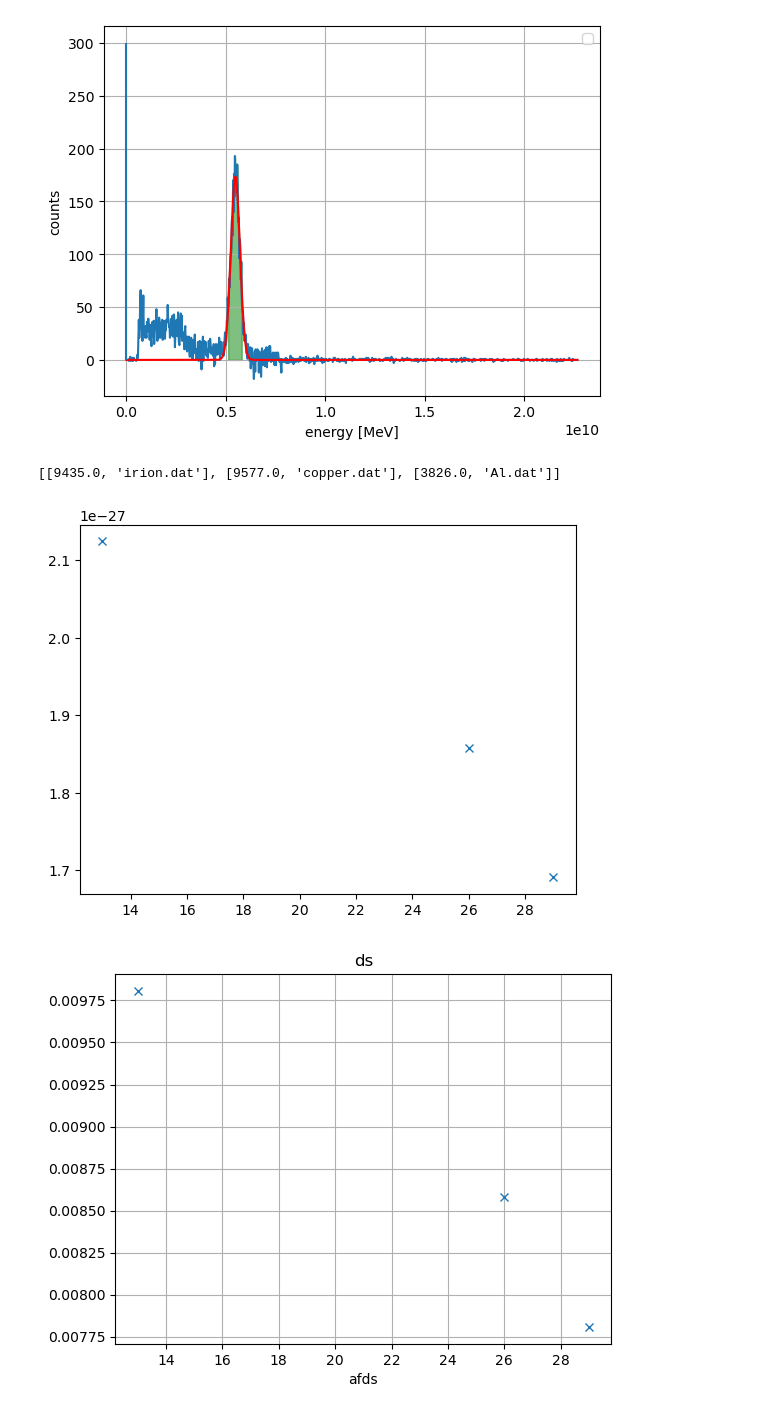
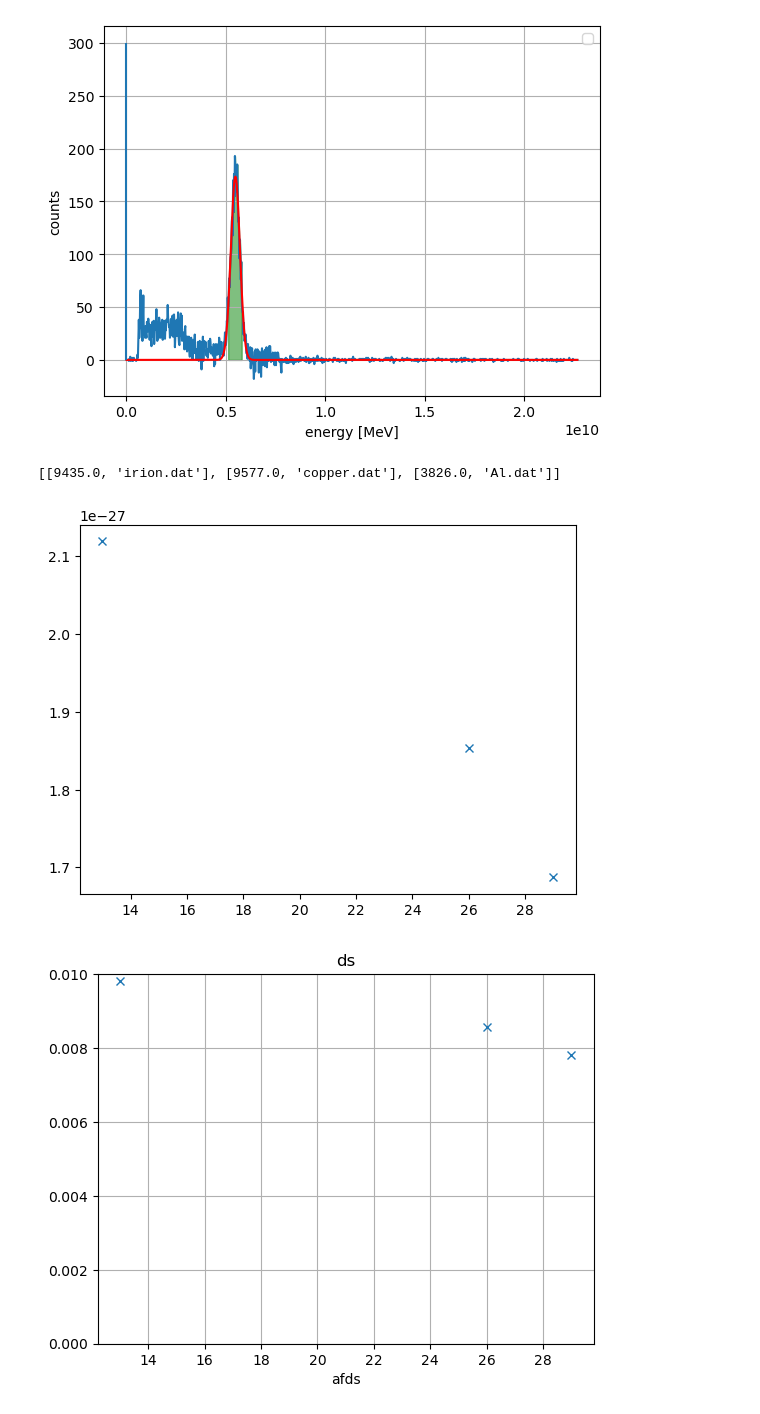
Before and after one commit to HerbertderGrosse/P3, a Jupyter notebook: Compton/compton.ipynb, the cells around one changed output. Cells and saved outputs as stored; diff of their text form; code cells hidden in the pictures.

```diff
--- a/Compton/compton.ipynb
+++ b/Compton/compton.ipynb
@@ -138,7 +137,7 @@ for file, lists, dat in files:
             peak=integrate(bin_centers,n1,x,y,z)
             print("Efficiency for ",convertChannel(x),"MeV:",efficiency(peak, dat[0], activity, dat[2], dat[3]))
             eff_pairs.append([convertChannel(x),efficiency(peak, dat[0], activity, dat[2], dat[3]), (str(file).split(".") )[0]])
-            eff_uncertainty.append([convertChannel(y), efficiency(u.ufloat(peak,0), dat[0], activity, dat[2], dat[3],True)])
+            eff_uncertainty.append([convertChannel(y)/convertChannel(np.sqrt(peak)), efficiency(u.ufloat(peak,0), dat[0], activity, dat[2], dat[3],True)])
 
     except Exception as  e:
         print(e)
@@ -169,5 +156,6 @@ Efficiency for  1.3256989896935916 MeV: 0.006301712105425838
 # %%
 pair_arr=np.array([[x[0],x[1]] for x in eff_pairs])
+peaks_arr =np.array([x[2] for x in eff_pairs])
 unc_array= np.array([[x[0],x[1]] for x in eff_uncertainty])
 unc_array=np.delete(unc_array,2,axis=0)
 pair_arr=np.delete(pair_arr,2,axis=0)
@@ -177,10 +165,11 @@ pair_arr=np.delete(pair_arr,2,axis=0)
 # plt.ylabel("efficiency")
 # plt.grid(1)
 # plt.show()
-def func(x,a,b,c):
+def func(x,a=2,b=7,c=0):
     return a*np.exp(-b*x)+c
 data = kafe2.XYContainer(pair_arr[:,0], pair_arr[:,1])
 data.label = 'efficiency fit'
+print(unc_array[:,0])
 data.add_error('x', unc_array[:,0])
 data.add_error('y', unc_array[:,1])
 
@@ -188,7 +177,7 @@ fit_eff = kafe2.Fit(data,func)
 fit_eff.do_fit()
 pl = kafe2.Plot(fit_eff)
 pl.y_label = 'efficiency'
-pl.x_label = 'Energy [eV]'
+pl.x_label = 'Energy [MeV]'
 
 
 pl.plot()
@@ -453,32 +444,32 @@ WARNING:matplotlib.legend:No artists with labels found to put in legend.  Note t
 # %%
 print(event_material_list)
 Rate = np.array([x[0] for x in event_material_list])/(300)
 del_om = np.pi*0.0252**2/0.208**2
 
 t_hal=30
 
 t_passed=2024.9-1971.5
 
 A_0=u.ufloat(1.54e6,0.09e6)
 N_a=  	6.022e23
 n_el = np.array([26,29,13])/np.array([55.845, 63.546,26.98])*N_a*np.array([7874, 8960, 2698.9])*np.pi*0.0254*3/4
 
 phi_0 = A_0.n*np.exp(-np.log(2)*t_passed/t_hal) ## wrong divide by  4pi l^2
 
 
 plt.plot([26,29,13], diff_cross_section(Rate,del_om,phi_0,n_el, efficiencyConversion(material_energy).n)  ,"x")
 
 plt.show()
 
 
 plt.plot([26,29,13], Rate*np.array([55.845, 63.546,26.98])/(np.array([7874, 8960, 2698.9])*np.array([26,29,13]) ) ,"x")
 plt.xlabel("afds")
 plt.ylabel("")
 plt.title("ds")
 plt.grid(True)
-
+plt.ylim(0,0.01)
 plt.show()
 # %% [output]
 [[9435.0, 'irion.dat'], [9577.0, 'copper.dat'], [3826.0, 'Al.dat']]
-[figure, old version]
+[figure, new version]
-[figure, old version]
+[figure, new version]
```
Also changed, not shown: parts of 4 cells of this notebook, 1 other file.
